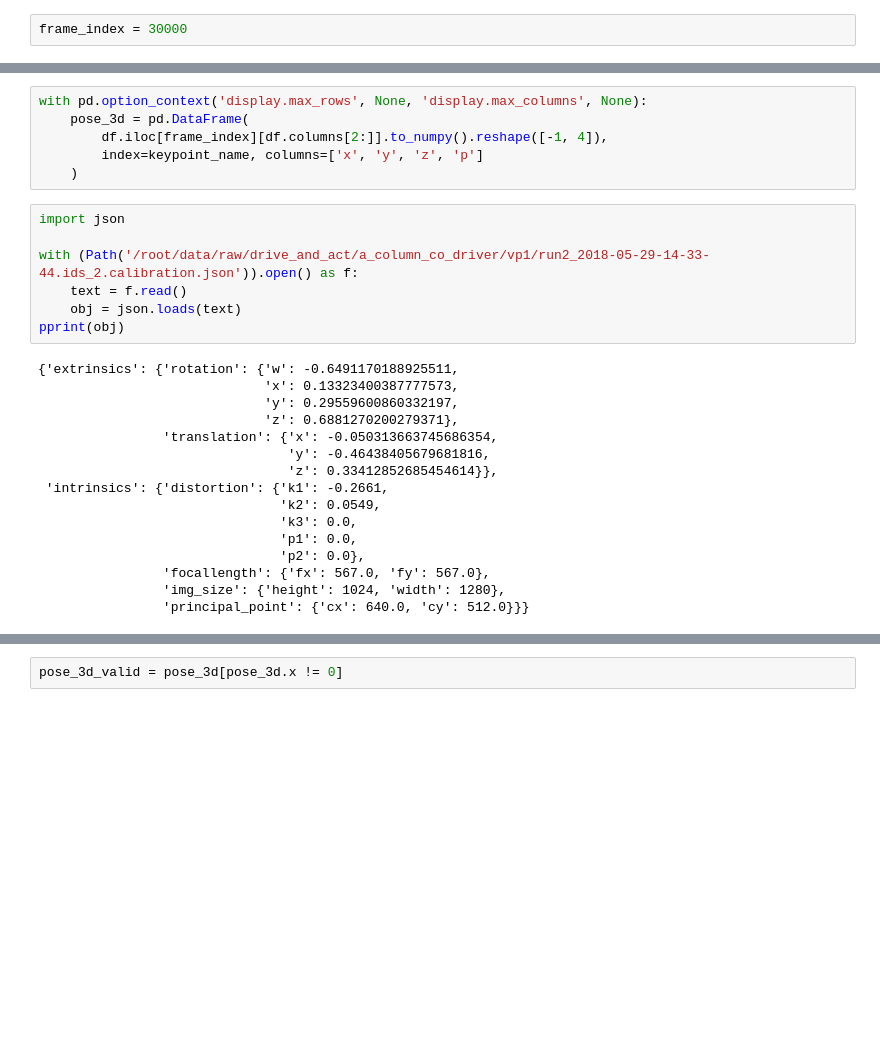
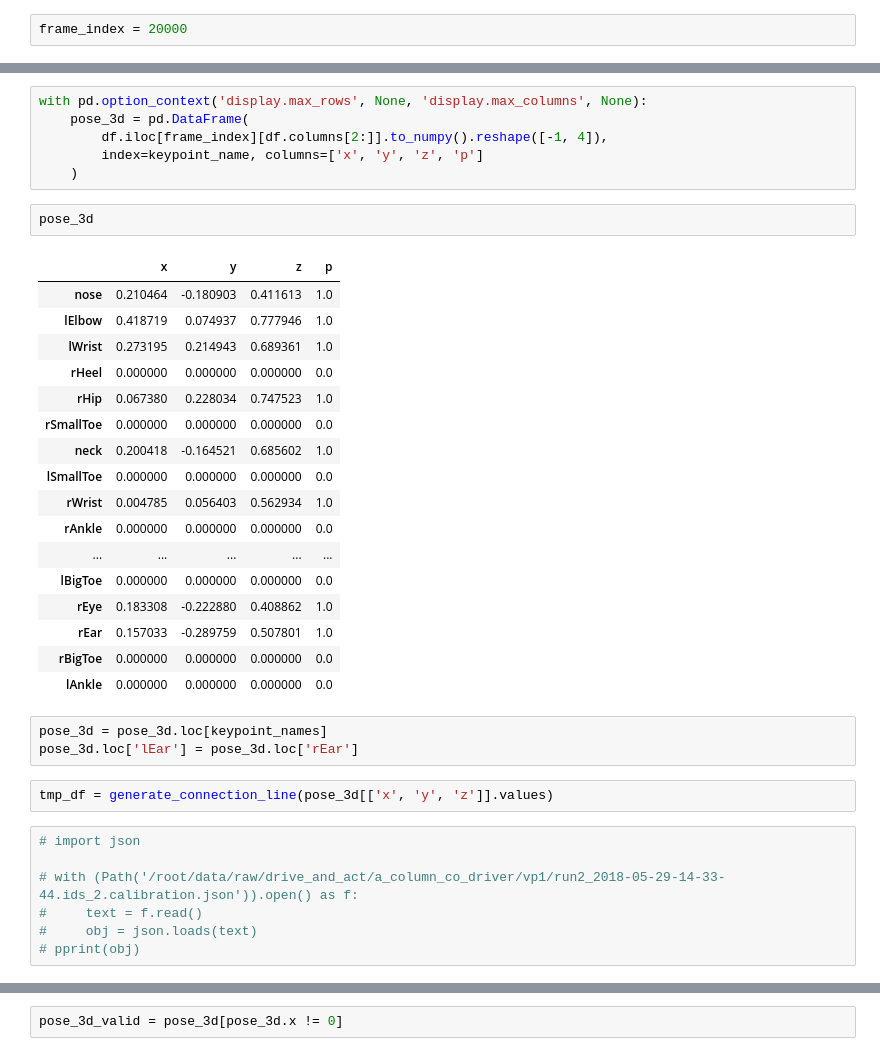
Before and after one commit to gentlerainsky/tuwien_thesis_3d_pose_estimation, a Jupyter notebook: demo/data_preprocessor/drive_and_act_2dprojection.ipynb, the cells around one changed output, grey strips where cells are left out. Drawn from its saved outputs; the diff is of its cells as text; blank space fills up the shorter version.

Commit message:
add drive & act

```diff
--- a/demo/data_preprocessor/drive_and_act_2dprojection.ipynb
+++ b/demo/data_preprocessor/drive_and_act_2dprojection.ipynb
@@ -10,5 +14,5 @@ import cv2
 # %%
-frame_index = 30000
+frame_index = 20000
 # %%
 path = Path('/root/data/raw/drive_and_act/iccv_openpose_3d/openpose_3d/vp1')
 # %%
@@ -56,26 +79,35 @@ with pd.option_context('display.max_rows', None, 'display.max_columns', None):
         df.iloc[frame_index][df.columns[2:]].to_numpy().reshape([-1, 4]),
         index=keypoint_name, columns=['x', 'y', 'z', 'p']
     )
+# %%
+pose_3d
+# %% [output]
+|  | x | y | z | p |
+| nose | 0.210464 | -0.180903 | 0.411613 | 1.0 |
+| lElbow | 0.418719 | 0.074937 | 0.777946 | 1.0 |
+| lWrist | 0.273195 | 0.214943 | 0.689361 | 1.0 |
+| rHeel | 0.000000 | 0.000000 | 0.000000 | 0.0 |
+| rHip | 0.067380 | 0.228034 | 0.747523 | 1.0 |
+| rSmallToe | 0.000000 | 0.000000 | 0.000000 | 0.0 |
+| neck | 0.200418 | -0.164521 | 0.685602 | 1.0 |
+| lSmallToe | 0.000000 | 0.000000 | 0.000000 | 0.0 |
+| rWrist | 0.004785 | 0.056403 | 0.562934 | 1.0 |
+| rAnkle | 0.000000 | 0.000000 | 0.000000 | 0.0 |
+| ... | ... | ... | ... | ... |
+| lBigToe | 0.000000 | 0.000000 | 0.000000 | 0.0 |
+| rEye | 0.183308 | -0.222880 | 0.408862 | 1.0 |
+| rEar | 0.157033 | -0.289759 | 0.507801 | 1.0 |
+| rBigToe | 0.000000 | 0.000000 | 0.000000 | 0.0 |
+| lAnkle | 0.000000 | 0.000000 | 0.000000 | 0.0 |
+# %%
+pose_3d = pose_3d.loc[keypoint_names]
+pose_3d.loc['lEar'] = pose_3d.loc['rEar']
+# %%
+tmp_df = generate_connection_line(pose_3d[['x', 'y', 'z']].values)
 # %%
-import json
+# import json
 
-with (Path('/root/data/raw/drive_and_act/a_column_co_driver/vp1/run2_2018-05-29-14-33-44.ids_2.calibration.json')).open() as f:
-    text = f.read()
-    obj = json.loads(text)
-pprint(obj)
+# with (Path('/root/data/raw/drive_and_act/a_column_co_driver/vp1/run2_2018-05-29-14-33-44.ids_2.calibration.json')).open() as f:
+#     text = f.read()
+#     obj = json.loads(text)
+# pprint(obj)
-# %% [output]
-{'extrinsics': {'rotation': {'w': -0.6491170188925511,
-                             'x': 0.13323400387777573,
-                             'y': 0.29559600860332197,
-                             'z': 0.6881270200279371},
-                'translation': {'x': -0.050313663745686354,
-                                'y': -0.46438405679681816,
-                                'z': 0.33412852685454614}},
- 'intrinsics': {'distortion': {'k1': -0.2661,
-                               'k2': 0.0549,
-                               'k3': 0.0,
-                               'p1': 0.0,
-                               'p2': 0.0},
-                'focallength': {'fx': 567.0, 'fy': 567.0},
-                'img_size': {'height': 1024, 'width': 1280},
-                'principal_point': {'cx': 640.0, 'cy': 512.0}}}
```
Also changed, not shown: parts of 16 cells of this notebook, 6 other files.
